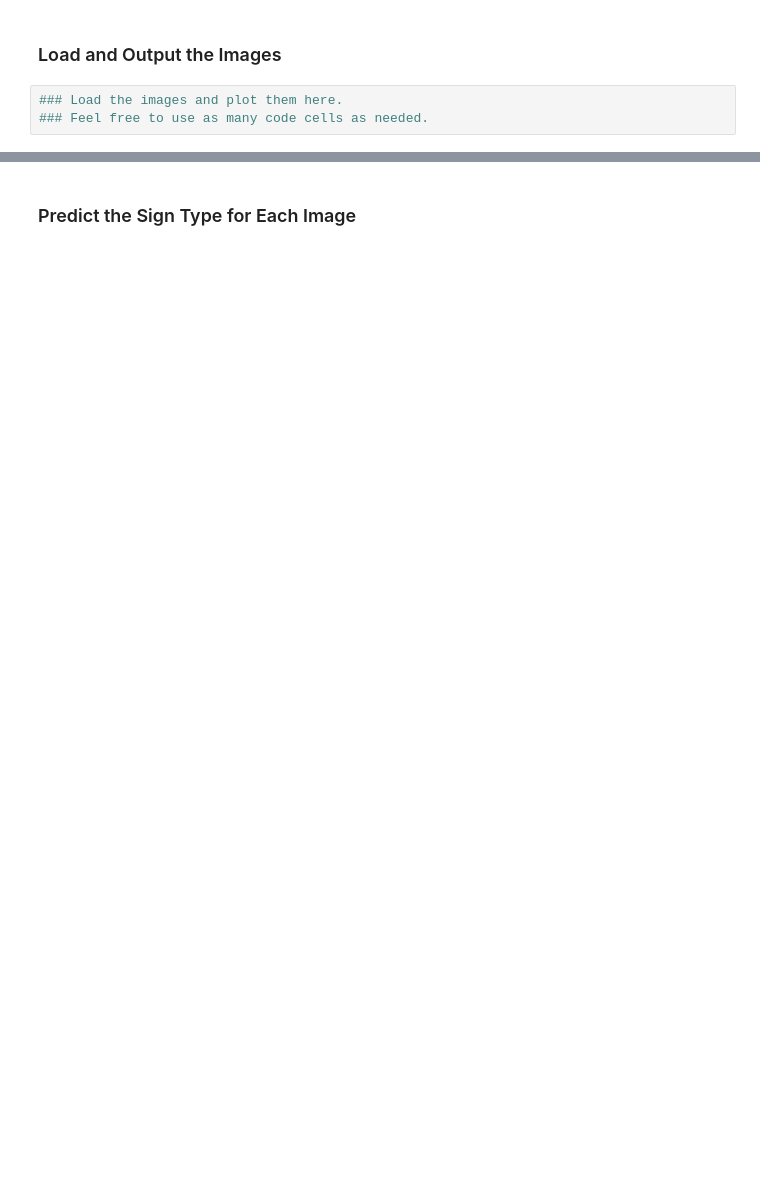
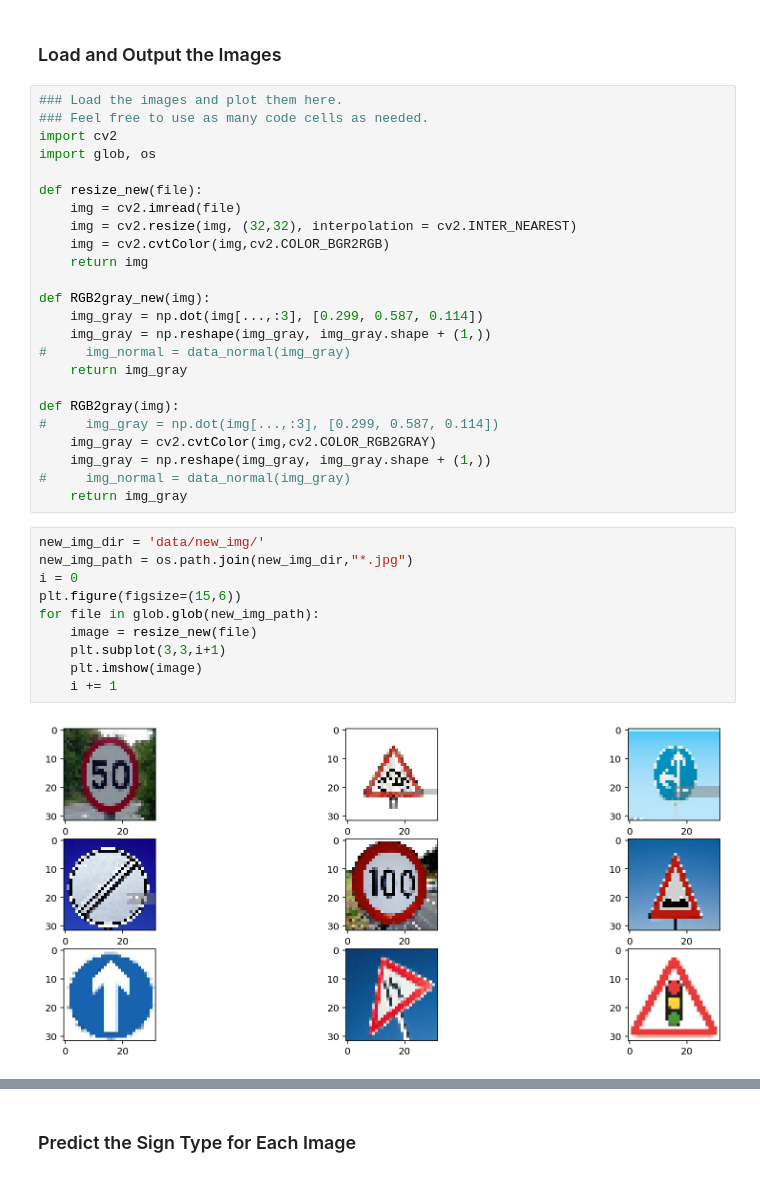
Before and after one commit to gwwang16/CarND-Traffic-Sign-Classifier-Project, a Jupyter notebook: Traffic_Sign_Classifier.ipynb, the cells around one changed output, grey strips where cells are left out. Saved outputs shown, nothing was run; the diff lists cells and outputs as text; blank space fills up the shorter version.

```diff
--- a/Traffic_Sign_Classifier.ipynb
+++ b/Traffic_Sign_Classifier.ipynb
@@ -526,5 +514,38 @@ with tf.Session() as sess:
 # %% [markdown]
 ### Load and Output the Images
-# %%
-### Load the images and plot them here.
-### Feel free to use as many code cells as needed.
+# %%
+### Load the images and plot them here.
+### Feel free to use as many code cells as needed.
+import cv2
+import glob, os
+
+def resize_new(file):
+    img = cv2.imread(file)
+    img = cv2.resize(img, (32,32), interpolation = cv2.INTER_NEAREST)
+    img = cv2.cvtColor(img,cv2.COLOR_BGR2RGB)
+    return img
+
+def RGB2gray_new(img):
+    img_gray = np.dot(img[...,:3], [0.299, 0.587, 0.114])
+    img_gray = np.reshape(img_gray, img_gray.shape + (1,))
+#     img_normal = data_normal(img_gray)
+    return img_gray
+
+def RGB2gray(img):
+#     img_gray = np.dot(img[...,:3], [0.299, 0.587, 0.114])
+    img_gray = cv2.cvtColor(img,cv2.COLOR_RGB2GRAY)
+    img_gray = np.reshape(img_gray, img_gray.shape + (1,))
+#     img_normal = data_normal(img_gray)
+    return img_gray
+# %%
+new_img_dir = 'data/new_img/'
+new_img_path = os.path.join(new_img_dir,"*.jpg")
+i = 0
+plt.figure(figsize=(15,6))
+for file in glob.glob(new_img_path):
+    image = resize_new(file)
+    plt.subplot(3,3,i+1)
+    plt.imshow(image)
+    i += 1
+# %% [output]
+[figure, added]
```
Also changed, not shown: parts of 21 cells of this notebook, 2 other files.
